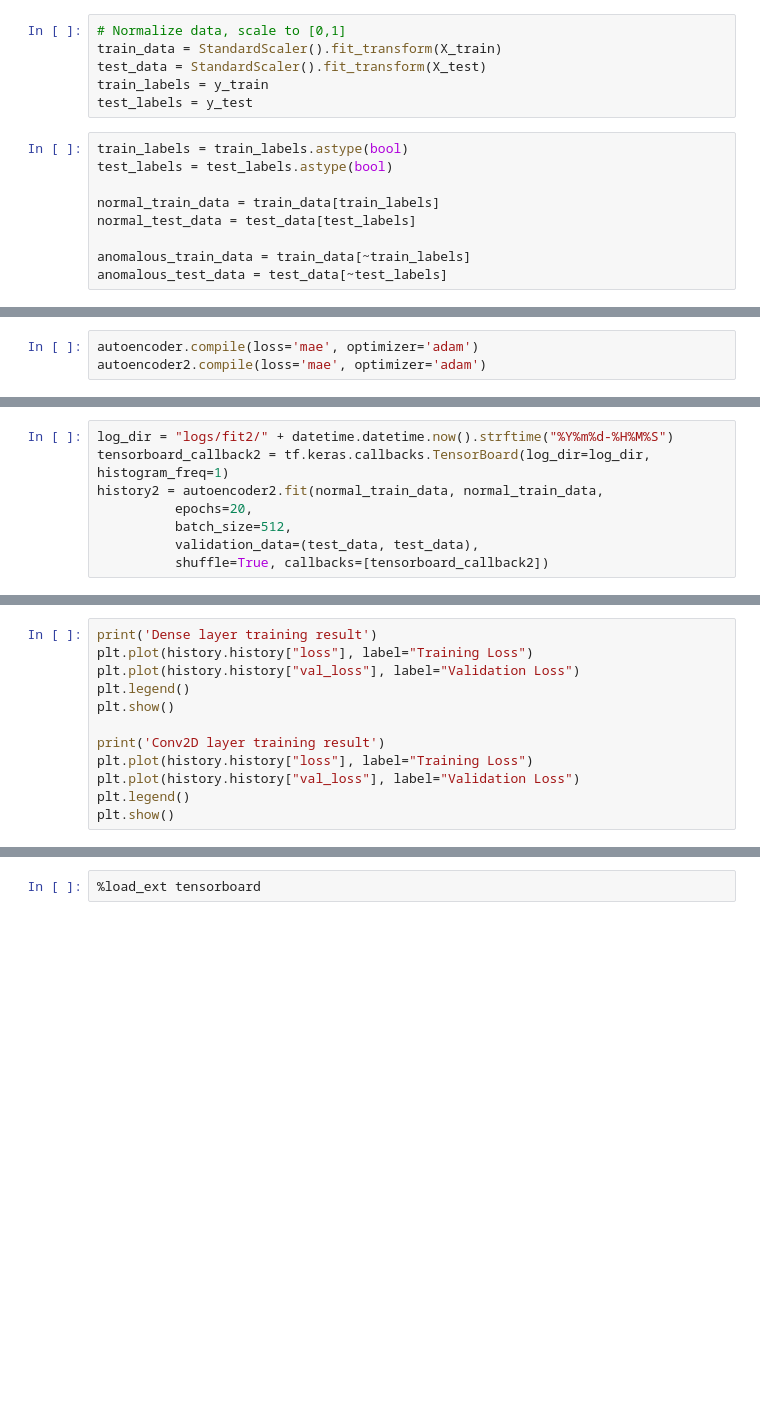
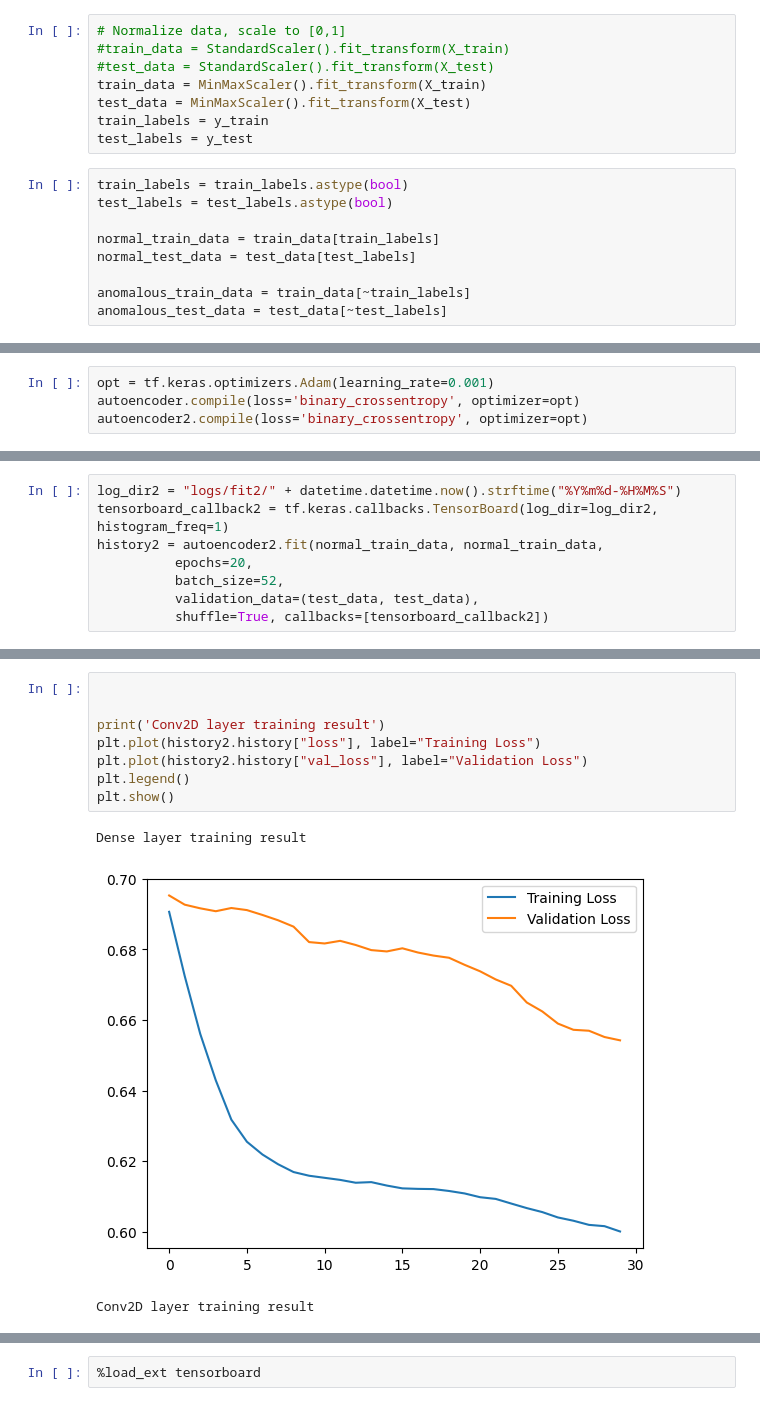
Before and after one commit to powerlock/CreditFraudDetection, a Jupyter notebook: nb/Auto-encoder.ipynb, the cells around one changed output, grey strips where cells are left out. Cells and saved outputs as stored; diff of their text form; blank space fills up the shorter version.

```diff
--- a/nb/Auto-encoder.ipynb
+++ b/nb/Auto-encoder.ipynb
@@ -22,7 +25,9 @@ X_train, X_test, y_train, y_test = train_test_split(X,y, test_size=0.2, random_s
 # %%
 # Normalize data, scale to [0,1]
-train_data = StandardScaler().fit_transform(X_train)
-test_data = StandardScaler().fit_transform(X_test)
+#train_data = StandardScaler().fit_transform(X_train)
+#test_data = StandardScaler().fit_transform(X_test)
+train_data = MinMaxScaler().fit_transform(X_train)
+test_data = MinMaxScaler().fit_transform(X_test)
 train_labels = y_train
 test_labels = y_test
 # %%
@@ -71,8 +84,9 @@ decoder = tf.keras.models.Sequential([
 
 autoencoder2 = tf.keras.models.Sequential([encoder,decoder])
-# %%
-autoencoder.compile(loss='mae', optimizer='adam')
-autoencoder2.compile(loss='mae', optimizer='adam')
+# %%
+opt = tf.keras.optimizers.Adam(learning_rate=0.001)
+autoencoder.compile(loss='binary_crossentropy', optimizer=opt)
+autoencoder2.compile(loss='binary_crossentropy', optimizer=opt)
 # %%
 # train the data
 from gc import callbacks
@@ -88,8 +126,8 @@ history = autoencoder.fit(normal_train_data, normal_train_data,
 # %%
-log_dir = "logs/fit2/" + datetime.datetime.now().strftime("%Y%m%d-%H%M%S")
-tensorboard_callback2 = tf.keras.callbacks.TensorBoard(log_dir=log_dir, histogram_freq=1)
+log_dir2 = "logs/fit2/" + datetime.datetime.now().strftime("%Y%m%d-%H%M%S")
+tensorboard_callback2 = tf.keras.callbacks.TensorBoard(log_dir=log_dir2, histogram_freq=1)
 history2 = autoencoder2.fit(normal_train_data, normal_train_data,
           epochs=20,
-          batch_size=512,
+          batch_size=52,
           validation_data=(test_data, test_data),
           shuffle=True, callbacks=[tensorboard_callback2])
@@ -96,12 +152,12 @@ history2 = autoencoder2.fit(normal_train_data, normal_train_data,
 # %%
-print('Dense layer training result')
-plt.plot(history.history["loss"], label="Training Loss")
-plt.plot(history.history["val_loss"], label="Validation Loss")
+
+
+print('Conv2D layer training result')
+plt.plot(history2.history["loss"], label="Training Loss")
+plt.plot(history2.history["val_loss"], label="Validation Loss")
 plt.legend()
 plt.show()
-
-print('Conv2D layer training result')
-plt.plot(history.history["loss"], label="Training Loss")
-plt.plot(history.history["val_loss"], label="Validation Loss")
-plt.legend()
-plt.show()
+# %% [output]
+Dense layer training result
+[figure, added]
+Conv2D layer training result
```
Also changed, not shown: parts of 15 cells of this notebook, 2 other files.
